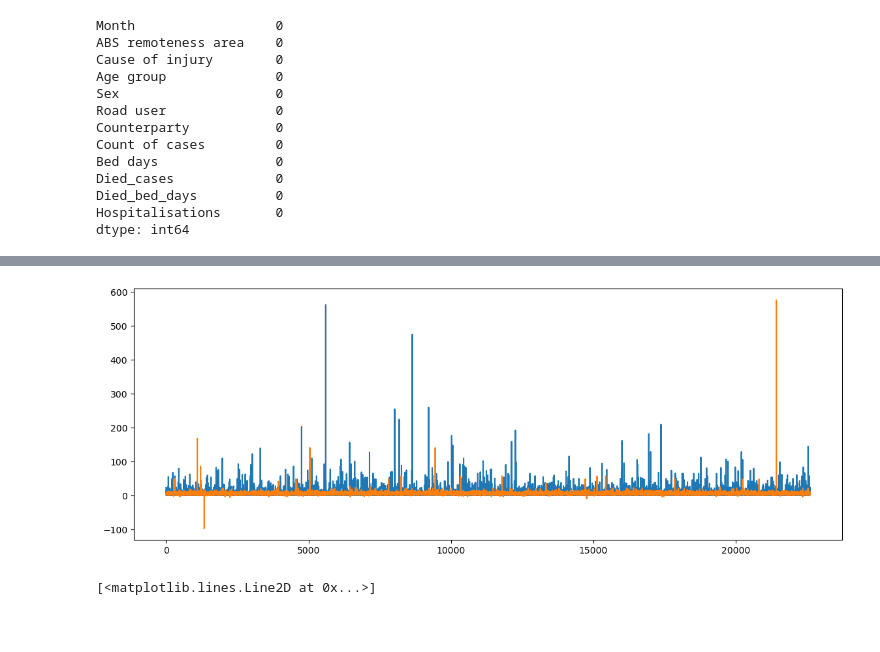
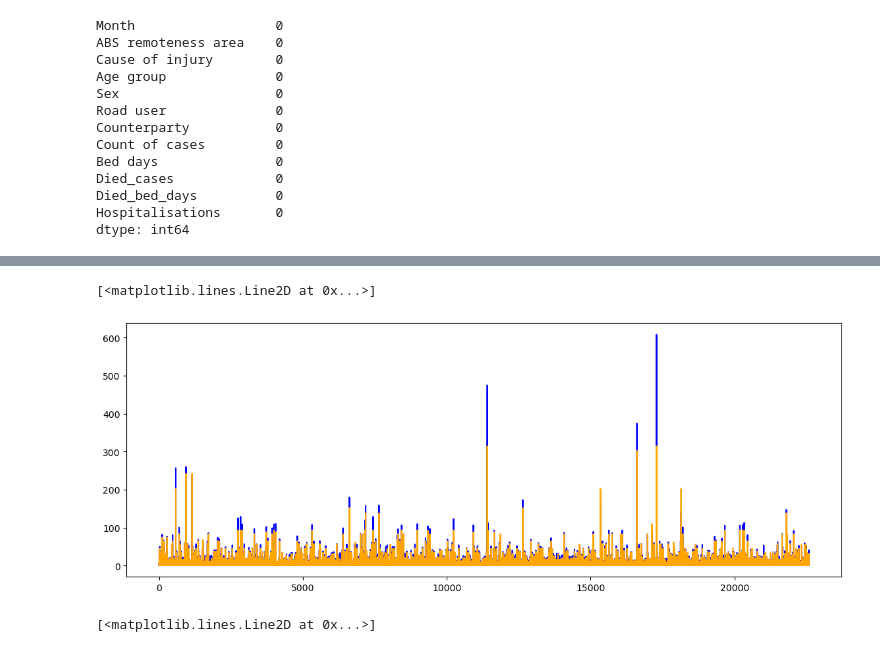
Before and after one commit to mraminamiri/National_Accident, a Jupyter notebook: bed_days_estimators.ipynb, the cells around one changed output, grey strips where cells are left out. Saved outputs shown, nothing was run; the diff lists cells and outputs as text; code cells hidden in the pictures; blank space fills up the shorter version.

```diff
--- a/bed_days_estimators.ipynb
+++ b/bed_days_estimators.ipynb
@@ -103,7 +103,7 @@ memory usage: 11.2 MB
 # %%
 df['target'] = df['Bed days'] / df['Count of cases']
 # %%
-df.drop(['Bed days'], axis=1, inplace=True)
+df.drop(['Count of cases'], axis=1, inplace=True)
 # %%
 df.head()
 # %% [output]
@@ -121,7 +121,7 @@ X, y = df.drop(['target', 'Month', 'ABS remoteness area', 'Counterparty'], axis=
 x_train, x_test, y_train, y_test = train_test_split(X, y, test_size=0.2)
 # %%
 xgb_model = xgb.XGBRegressor(
-    n_estimators=1000,
+    n_estimators=20,
     subsample=0.6,
     learning_rate=0.7,
 )
@@ -150,11 +188,12 @@ _ = ax.scatter(y_test, pred)
 # %%
 fig, ax = plt.subplots(figsize=(14, 5))
 
-_ = ax.plot(range(len(y_test)), y_test)
+ax.plot(range(len(y_test)), y_test, label='Real values', color='blue')
 
-_ = ax.plot(range(len(y_test)), pred)
+ax.plot(range(len(y_test)), pred, label='prediction', color='orange')
 # %% [output]
+[<matplotlib.lines.Line2D at 0x...>]
-[figure, old version]
+[figure, new version]
 # %%
 plt.plot(df['target'])
 # %% [output]
```
Also changed, not shown: parts of 10 cells of this notebook.
